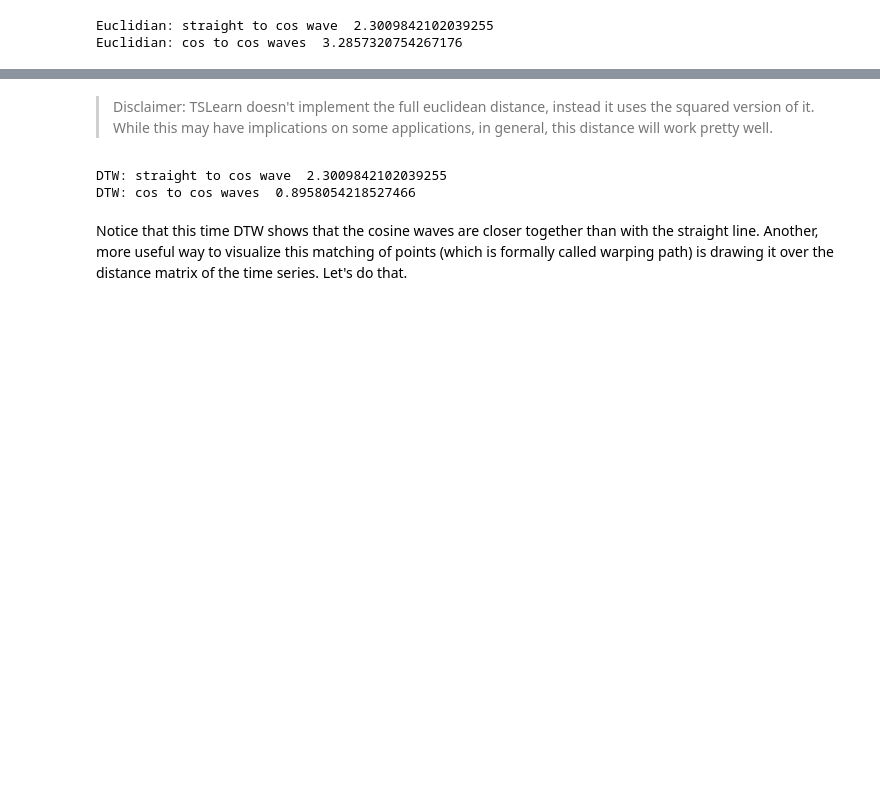
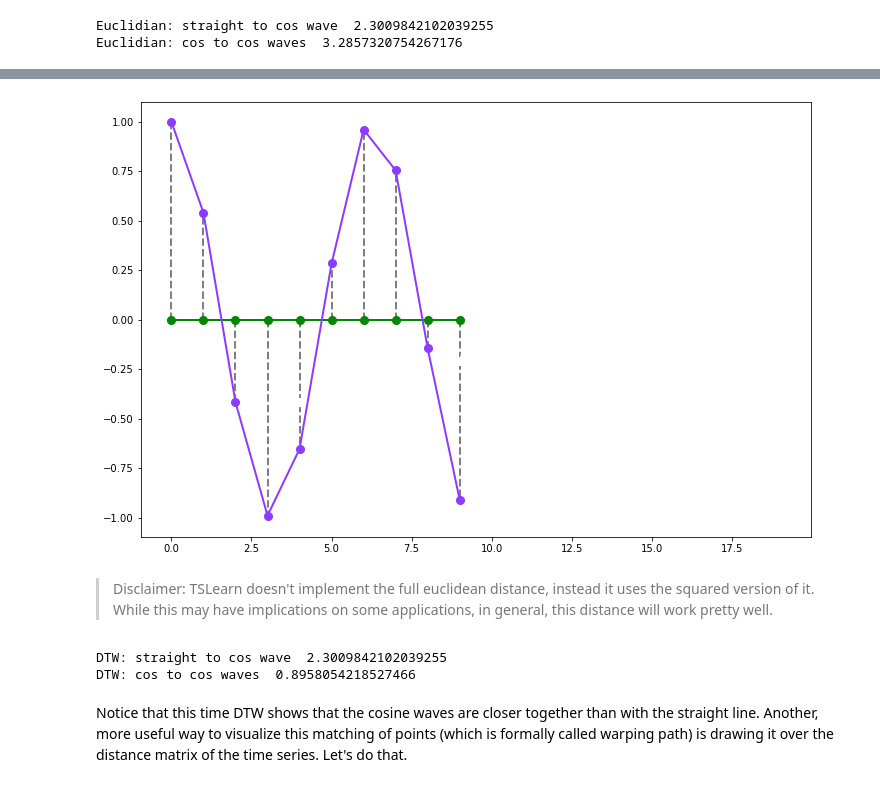
Before and after one commit to AzaelCC/Basic_DTW, a Jupyter notebook: source/Basic_DTW.ipynb, the cells around one changed output, grey strips where cells are left out. Drawn from its saved outputs; the diff is of its cells as text; code cells hidden in the pictures; blank space fills up the shorter version.

```diff
--- a/source/Basic_DTW.ipynb
+++ b/source/Basic_DTW.ipynb
@@ -81,3 +99,21 @@ Install h5py to use hdf5 features: http://docs.h5py.org/
+# %%
+# This is how DTW match up the correct points
+optimal_path = dtw_path(z,y)[0] # Find optimal set of connections
+
+# Prepare figure
+fig, ax = plt.subplots(figsize=(12,8))
+
+# Plot connections
+for [map_x, map_y] in optimal_path:
+    ax.plot([map_x, map_y], [z[map_x], y[map_y]], '--k', linewidth=2, alpha=.5)
+
+# Plot figures
+ax.plot(x, '-o', label='x', linewidth=2, markersize=8, color='white', markerfacecolor='white', markeredgecolor='white')
+ax.plot(z, '-o', label='x', linewidth=2, markersize=8, color=colors[2], markerfacecolor=colors[2], markeredgecolor=colors[2])
+ax.plot(y, '-o', label='y', linewidth=2, markersize=8, color=colors[1], markerfacecolor=colors[1], markeredgecolor=colors[1])
+fig.savefig('../figures/figure_5', dpi=900, bbox_inches='tight')
+# %% [output]
+[figure, added]
 # %% [markdown]
 > Disclaimer: TSLearn doesn't implement the full euclidean distance, instead it uses the squared version of it. While this may have implications on some applications, in general, this distance will work pretty well.
 # %%
```
Also changed, not shown: parts of 4 cells of this notebook.
